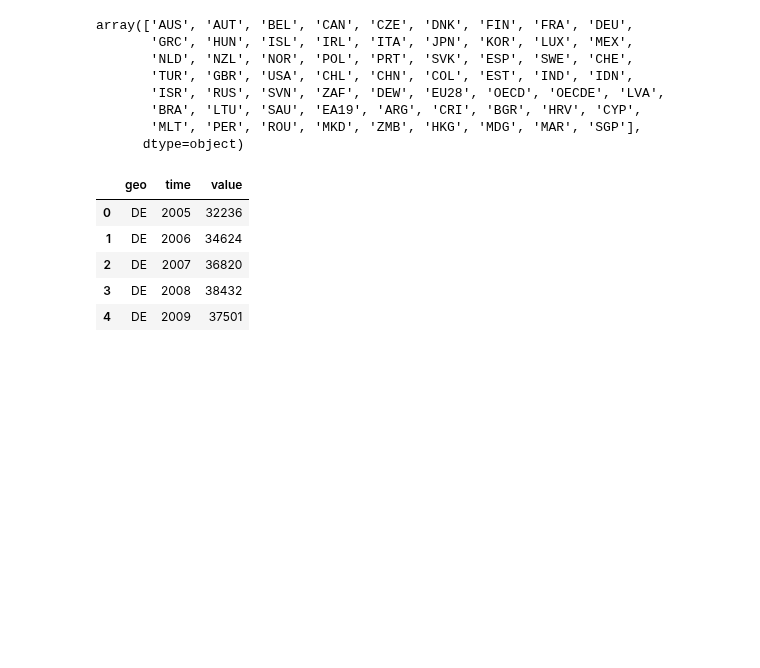
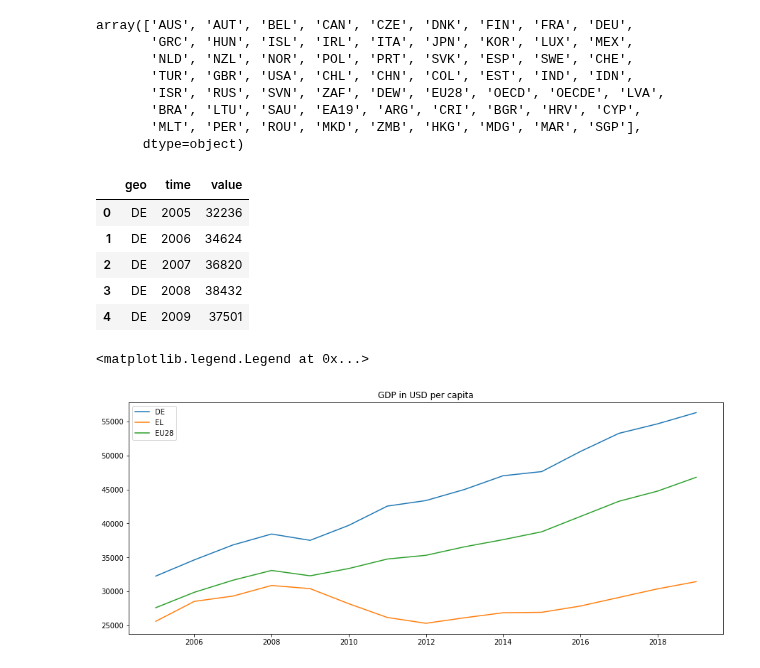
Before and after one commit to Malonk/unemployment_stats, a Jupyter notebook: notebooks/clean_GDP_data.ipynb, the cells around one changed output. Cells and saved outputs as stored; diff of their text form; code cells hidden in the pictures; blank space fills up the shorter version.

Commit message:
graph gdp

```diff
--- a/notebooks/clean_GDP_data.ipynb
+++ b/notebooks/clean_GDP_data.ipynb
@@ -11,7 +14,7 @@ BASE = os.path.join(os.pardir, "data")
 # %%
 # Open file
 filename = "GDP_data.csv"
-df = pd.read_csv(os.path.join(BASE, filename))
+df = pd.read_csv(os.path.join(BASE, "other raw data", filename))
 
 df.head()
 # %% [output]
@@ -69,6 +72,16 @@ df.head()
 | 2 | DE | 2007 | 36820 |
 | 3 | DE | 2008 | 38432 |
 | 4 | DE | 2009 | 37501 |
+# %%
+fig, ax = plt.subplots(figsize=(15,6))
+
+for country in df["geo"].unique():
+    ax.plot("time", "value", data=df[df["geo"] == country], label=country)
+ax.set_title("GDP in USD per capita")
+ax.legend()
+# %% [output]
+<matplotlib.legend.Legend at 0x...>
+[figure, added]
 # %%
 # Export
 df.to_pickle(os.path.join(BASE, "pickles", "GDP_DE_EL_EU.pkl"))
```
Also changed, not shown: parts of 1 cell of this notebook, 4 other files.
